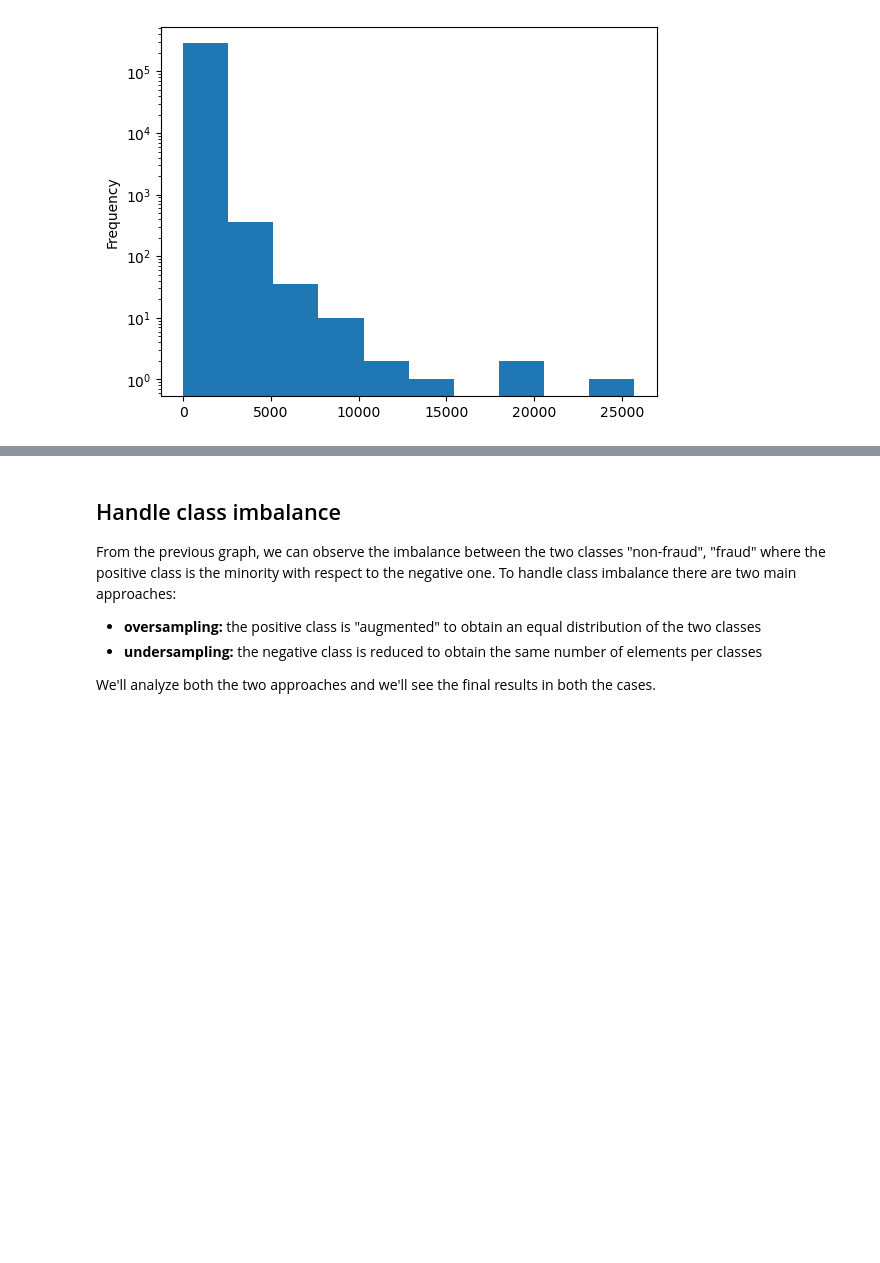
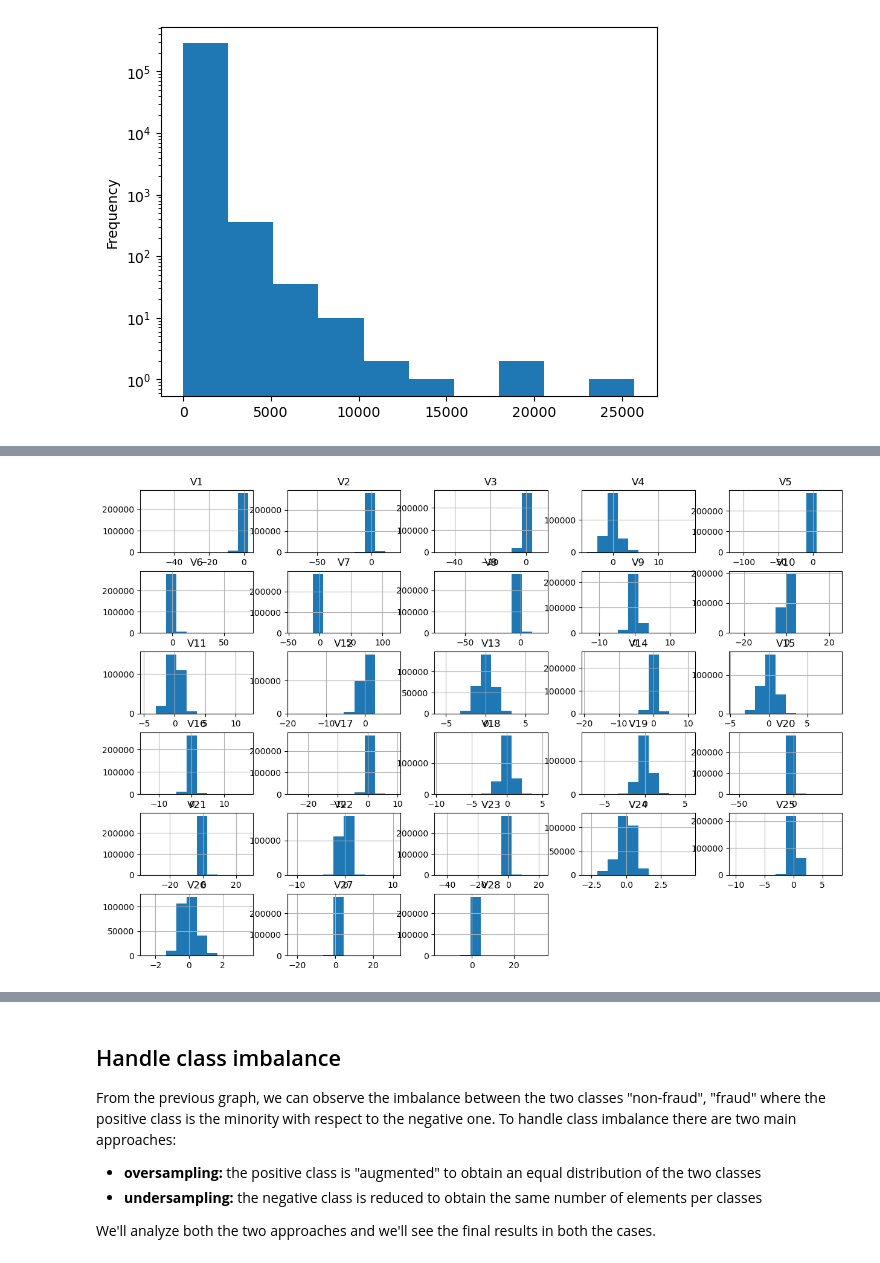
Before and after one commit to tpacini/Credit-Card-Fraud-Detection, a Jupyter notebook: src/analysis.ipynb, the cells around one changed output, grey strips where cells are left out. Drawn from its saved outputs; the diff is of its cells as text; code cells hidden in the pictures; blank space fills up the shorter version.

```diff
--- a/src/analysis.ipynb
+++ b/src/analysis.ipynb
@@ -120,0 +134,6 @@ fare grafico distribuzione tempo e class, amount e class, tempo e amoun
+# %%
+cols = df.columns.drop(['Time', 'Amount', 'Class'])
+df[cols].hist(bins=10, figsize=(15, 10))
+plt.show()
+# %% [output]
+[figure, added]
```
Also changed, not shown: parts of 65 cells of this notebook.
